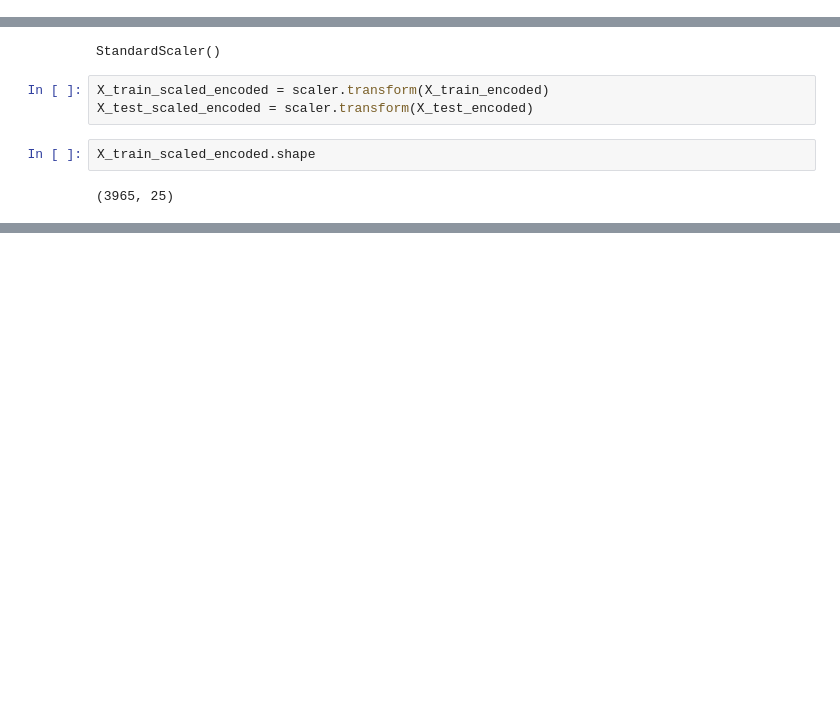
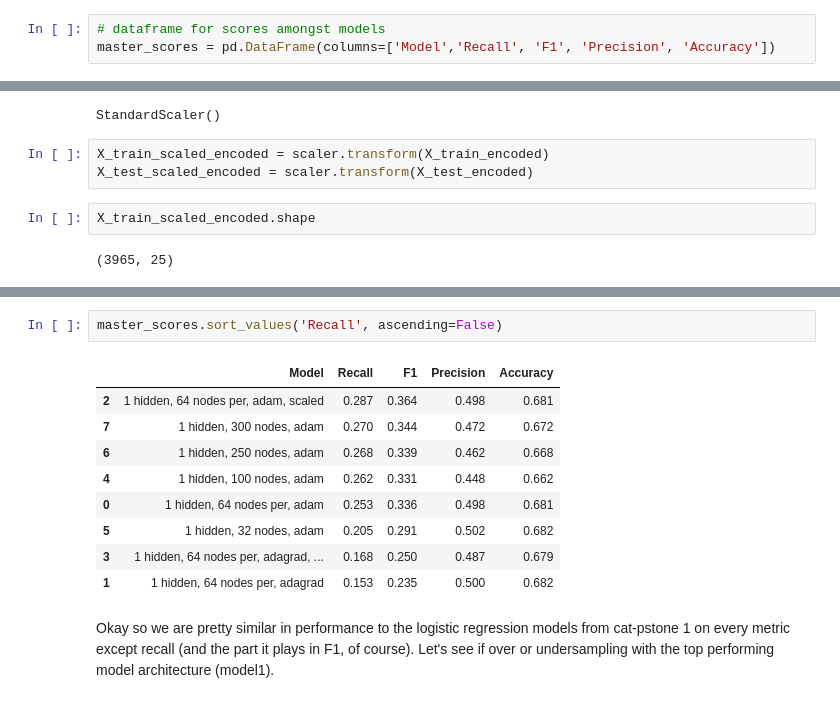
Before and after one commit to GwenToves/Cat-pstone-2, a Jupyter notebook: Notebooks/new_preprocessing_modeling.ipynb, the cells around one changed output, grey strips where cells are left out. Cells and saved outputs as stored; diff of their text form; blank space fills up the shorter version.

Commit message:
added add_to_master and master_score plus experim w # nodes

```diff
--- a/Notebooks/new_preprocessing_modeling.ipynb
+++ b/Notebooks/new_preprocessing_modeling.ipynb
@@ -64,0 +67,3 @@ y_test.head()
+# %%
+# dataframe for scores amongst models
+master_scores = pd.DataFrame(columns=['Model','Recall', 'F1', 'Precision', 'Accuracy'])
@@ -319,0 +543,14 @@ array([[1084,   75],
+# %%
+master_scores.sort_values('Recall', ascending=False)
+# %% [output]
+|  | Model | Recall | F1 | Precision | Accuracy |
+| 2 | 1 hidden, 64 nodes per, adam, scaled | 0.287 | 0.364 | 0.498 | 0.681 |
+| 7 | 1 hidden, 300 nodes, adam | 0.270 | 0.344 | 0.472 | 0.672 |
+| 6 | 1 hidden, 250 nodes, adam | 0.268 | 0.339 | 0.462 | 0.668 |
+| 4 | 1 hidden, 100 nodes, adam | 0.262 | 0.331 | 0.448 | 0.662 |
+| 0 | 1 hidden, 64 nodes per, adam | 0.253 | 0.336 | 0.498 | 0.681 |
+| 5 | 1 hidden, 32 nodes, adam | 0.205 | 0.291 | 0.502 | 0.682 |
+| 3 | 1 hidden, 64 nodes per, adagrad, ... | 0.168 | 0.250 | 0.487 | 0.679 |
+| 1 | 1 hidden, 64 nodes per, adagrad | 0.153 | 0.235 | 0.500 | 0.682 |
+# %% [markdown]
+Okay so we are pretty similar in performance to the logistic regression models from cat-pstone 1 on every metric except recall (and the part it plays in F1, of course). Let's see if over or undersampling with the top performing model architecture (model1).
```
Also changed, not shown: parts of 19 cells of this notebook.
